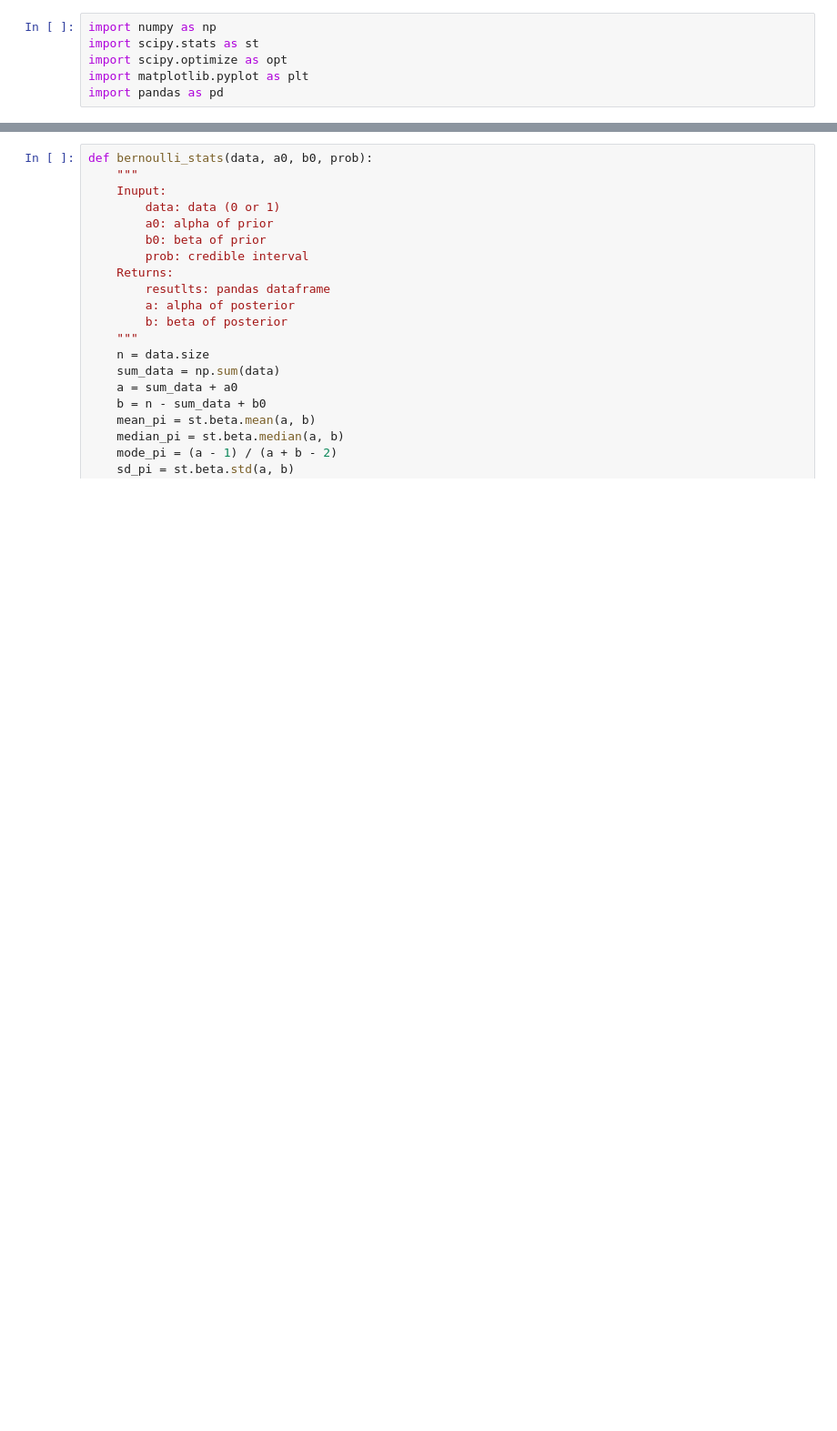
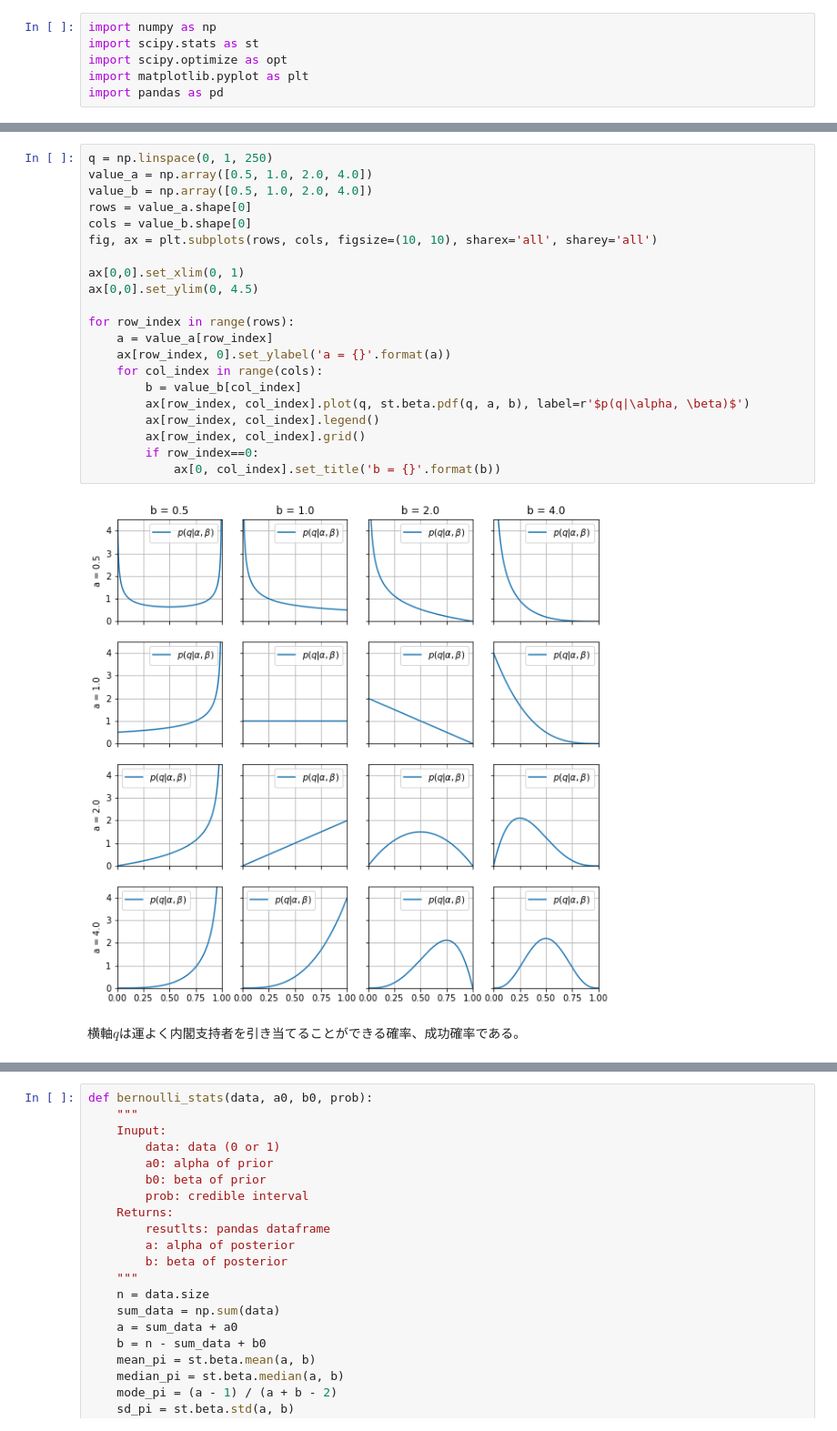
Before and after one commit to tterasaki/statistics, a Jupyter notebook: bayes/bayes1-1.ipynb, the cells around one changed output, grey strips where cells are left out. Shown at 91% size. Saved outputs shown, nothing was run; the diff lists cells and outputs as text; blank space fills up the shorter version.

```diff
--- a/bayes/bayes1-1.ipynb
+++ b/bayes/bayes1-1.ipynb
@@ -16,0 +18,25 @@ plt.legend()
+# %%
+q = np.linspace(0, 1, 250)
+value_a = np.array([0.5, 1.0, 2.0, 4.0])
+value_b = np.array([0.5, 1.0, 2.0, 4.0])
+rows = value_a.shape[0]
+cols = value_b.shape[0]
+fig, ax = plt.subplots(rows, cols, figsize=(10, 10), sharex='all', sharey='all')
+
+ax[0,0].set_xlim(0, 1)
+ax[0,0].set_ylim(0, 4.5)
+
+for row_index in range(rows):
+    a = value_a[row_index]
+    ax[row_index, 0].set_ylabel('a = {}'.format(a))
+    for col_index in range(cols):
+        b = value_b[col_index]
+        ax[row_index, col_index].plot(q, st.beta.pdf(q, a, b), label=r'$p(q|\alpha, \beta)$')
+        ax[row_index, col_index].legend()
+        ax[row_index, col_index].grid()
+        if row_index==0:
+            ax[0, col_index].set_title('b = {}'.format(b))
+# %% [output]
+[figure, added]
+# %% [markdown]
+横軸$q$は運よく内閣支持者を引き当てることができる確率、成功確率である。
```
Also changed, not shown: parts of 5 cells of this notebook.
